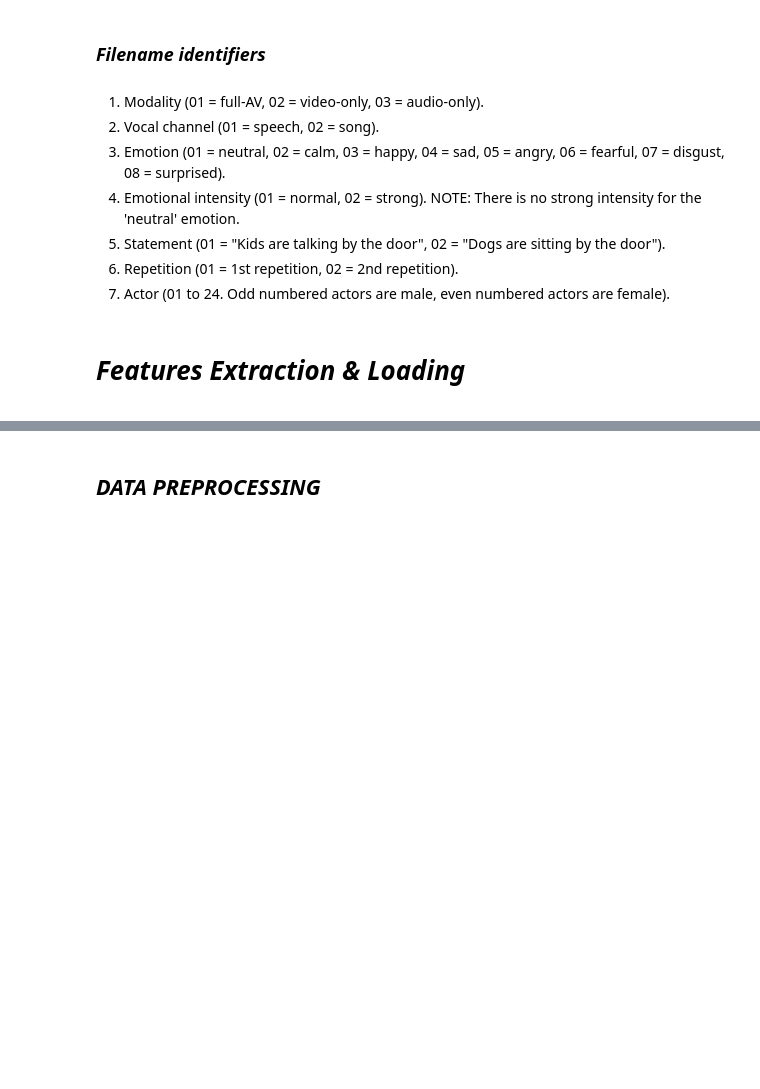
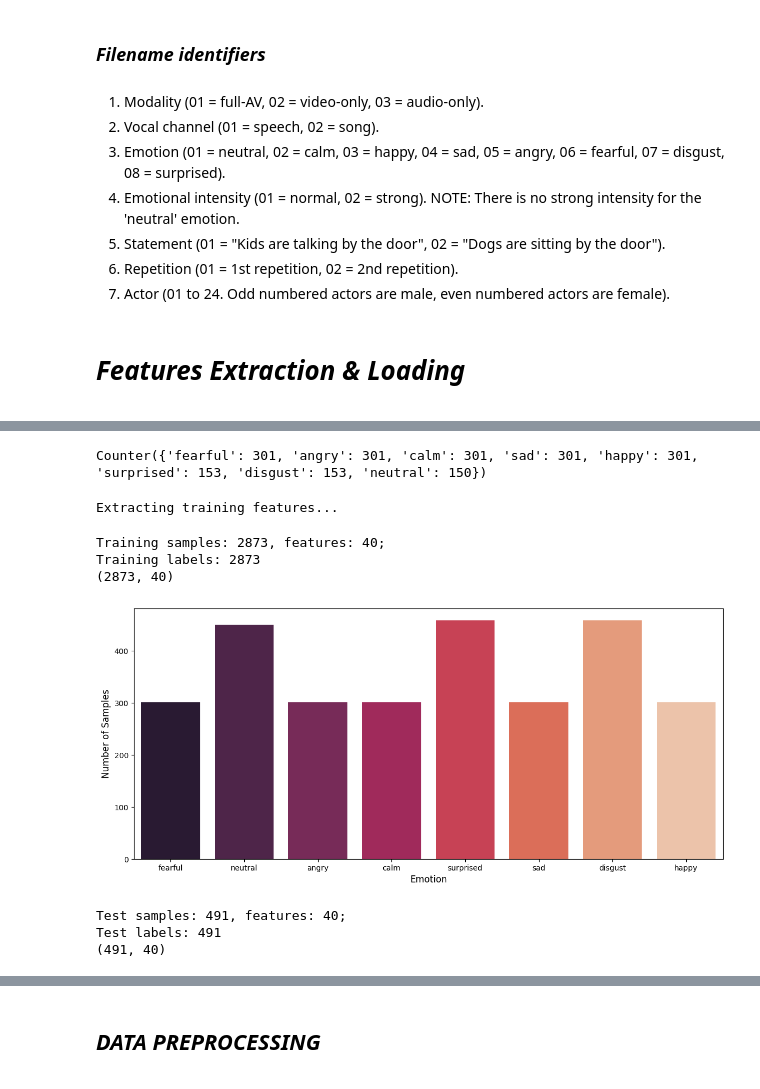
Before and after one commit to Tejasv-bhalla/audio-emotion-classification, a Jupyter notebook: main.ipynb, the cells around one changed output, grey strips where cells are left out. Saved outputs shown, nothing was run; the diff lists cells and outputs as text; code cells hidden in the pictures; blank space fills up the shorter version.

```diff
--- a/main.ipynb
+++ b/main.ipynb
@@ -162,3 +170,57 @@ plt.show()
-# %%
-X = np.vstack((X_speech, X_song))
-y = np.concatenate((y_speech, y_song))
+# %%
+from collections import Counter
+
+# Count label frequency in training data
+class_counts = Counter(y_train_labels)
+max_count = max(class_counts.values())
+
+print(class_counts)
+# %% [output]
+Counter({'fearful': 301, 'angry': 301, 'calm': 301, 'sad': 301, 'happy': 301, 'surprised': 153, 'disgust': 153, 'neutral': 150})
+# %%
+X_train = []
+y_train = []
+
+underrepresented_labels = {'neutral', 'disgust', 'surprised'}
+
+print("Extracting training features...")
+for file_path, label in tqdm(zip(X_train_paths, y_train_labels), total=len(X_train_paths)):
+    try:
+        y, sr = librosa.load(file_path, sr=22050)
+
+        # Always include the original sample
+        mfcc = extract_mfcc(y, sr)
+        X_train.append(mfcc)
+        y_train.append(label)
+
+        # For underrepresented classes, also add augmentations
+        if label in underrepresented_labels:
+            augmented_data = augment_audio(y, sr)
+            for augmented in augmented_data:
+                features_aug = extract_mfcc(augmented, sr)
+                X_train.append(features_aug)
+                y_train.append(label)
+
+    except Exception as e:
+        print(f"Error processing {file_path}: {e}")
+        traceback.print_exc()
+# %% [output]
+Extracting training features...
+# %%
+X_train = np.array(X_train)
+y_train = np.array(y_train)
+print(f"Training samples: {X_train.shape[0]}, features: {X_train.shape[1]};")
+print(f"Training labels: {y_train.shape[0]}")
+print(X_train.shape)
+# %% [output]
+Training samples: 2873, features: 40;
+Training labels: 2873
+(2873, 40)
+# %%
+plt.figure(figsize=(14,6))
+sns.countplot(x=y_train, palette='rocket', hue=y_train, legend=False)
+plt.xlabel('Emotion',fontsize=12)
+plt.ylabel('Number of Samples',fontsize=12)
+plt.show()
+# %% [output]
+[figure, added]
@@ -164,0 +239,10 @@ y = np.concatenate((y_speech, y_song))
+# %%
+X_test = np.array(X_test)
+y_test = np.array(y_test)
+print(f"Test samples: {X_test.shape[0]}, features: {X_test.shape[1]};")
+print(f"Test labels: {y_test.shape[0]}")
+print(X_test.shape)
+# %% [output]
+Test samples: 491, features: 40;
+Test labels: 491
+(491, 40)
```
Also changed, not shown: parts of 38 cells of this notebook, 12 other files.
